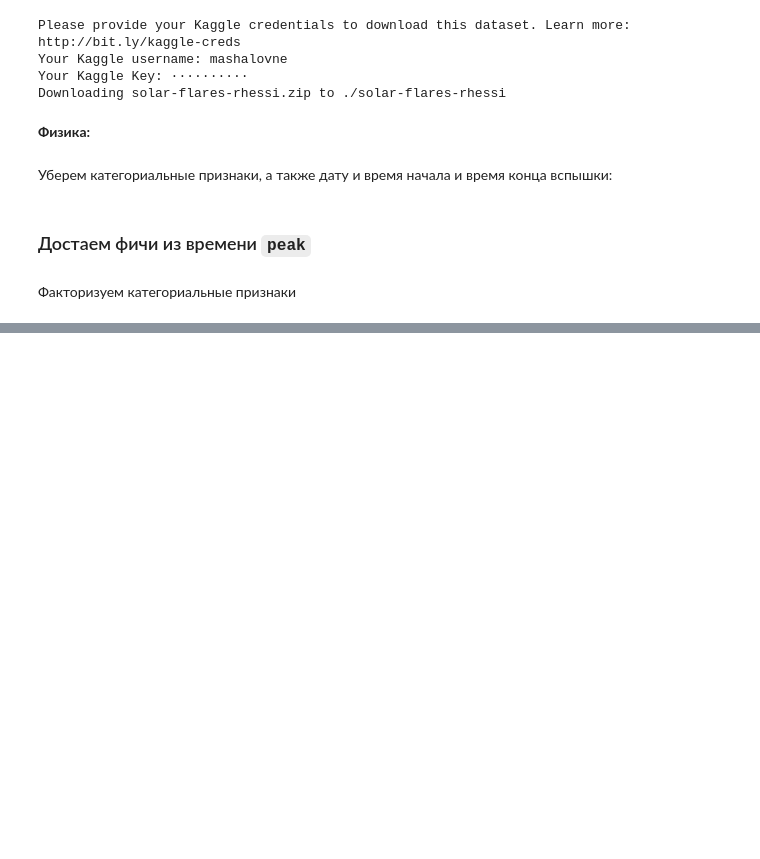
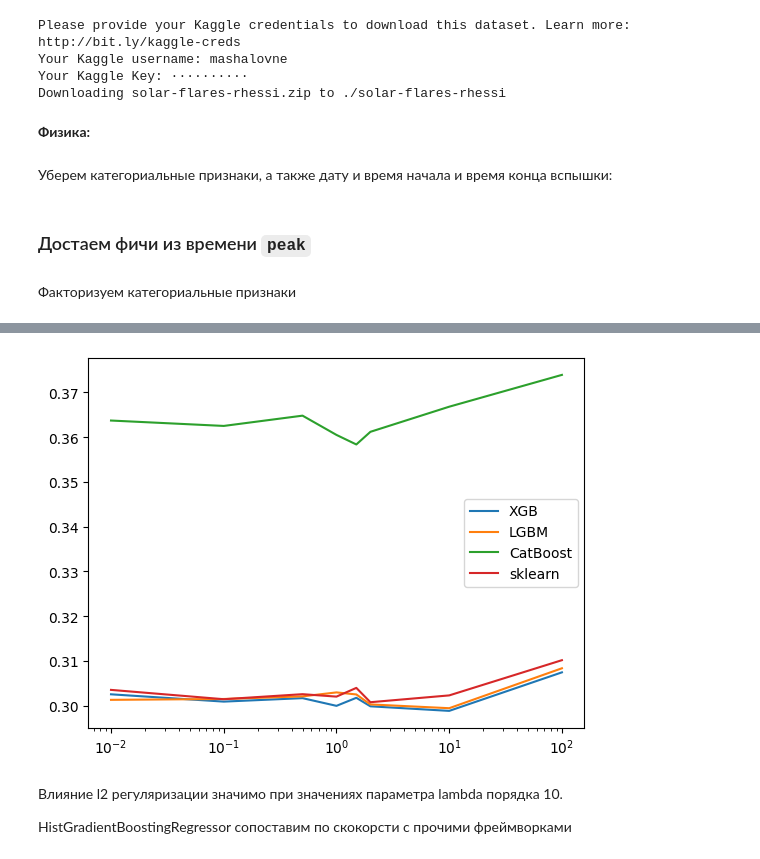
Before and after one commit to NMashalov/2023_OpenMipt_course, a Jupyter notebook: lesson7/dz7.ipynb, the cells around one changed output, grey strips where cells are left out. Saved outputs shown, nothing was run; the diff lists cells and outputs as text; code cells hidden in the pictures; blank space fills up the shorter version.

```diff
--- a/lesson7/dz7.ipynb
+++ b/lesson7/dz7.ipynb
@@ -688,0 +801,35 @@ MAPE(y_test,test_pred)
+# %%
+from sklearn.ensemble import HistGradientBoostingRegressor
+
+boosting_regr = {
+    'XGB': (XGBRegressor,'reg_lambda','n_estimators'),
+    'LGBM':(LGBMRegressor,'reg_lambda','n_estimators'),
+    'CatBoost': (CatBoostRegressor,'l2_leaf_reg','n_estimators'),
+    'sklearn': (HistGradientBoostingRegressor,'l2_regularization','max_iter')
+}
+
+results = {}
+
+for boost_name, (boost,reg_name,n_est) in tqdm(boosting_regr.items()):
+    result = []
+    for lamb in tqdm([1e-2,1e-1,5e-1,1,1.5,2,10,100]):
+        param = {reg_name: lamb,n_est: 100}
+        test_pred = boost(max_depth=5,learning_rate=0.1,**param).fit(X=X_train,y=y_train).predict(X_test)
+        result.append(MAPE(y_test,test_pred))
+
+    results[boost_name] = result
+# %%
+import matplotlib.pyplot as plt
+for label, array in results.items():
+    plt.plot([1e-2,1e-1,5e-1,1,1.5,2,10,100],array,label=label)
+
+plt.legend()
+plt.xscale('log')
+pass
+# %% [output]
+[figure, added]
+# %% [markdown]
+Влияние l2 регуляризации значимо при значениях параметра lambda порядка 10.
+
+
+HistGradientBoostingRegressor сопоставим по скокорсти с прочими фреймворками
```
Also changed, not shown: parts of 30 cells of this notebook.
